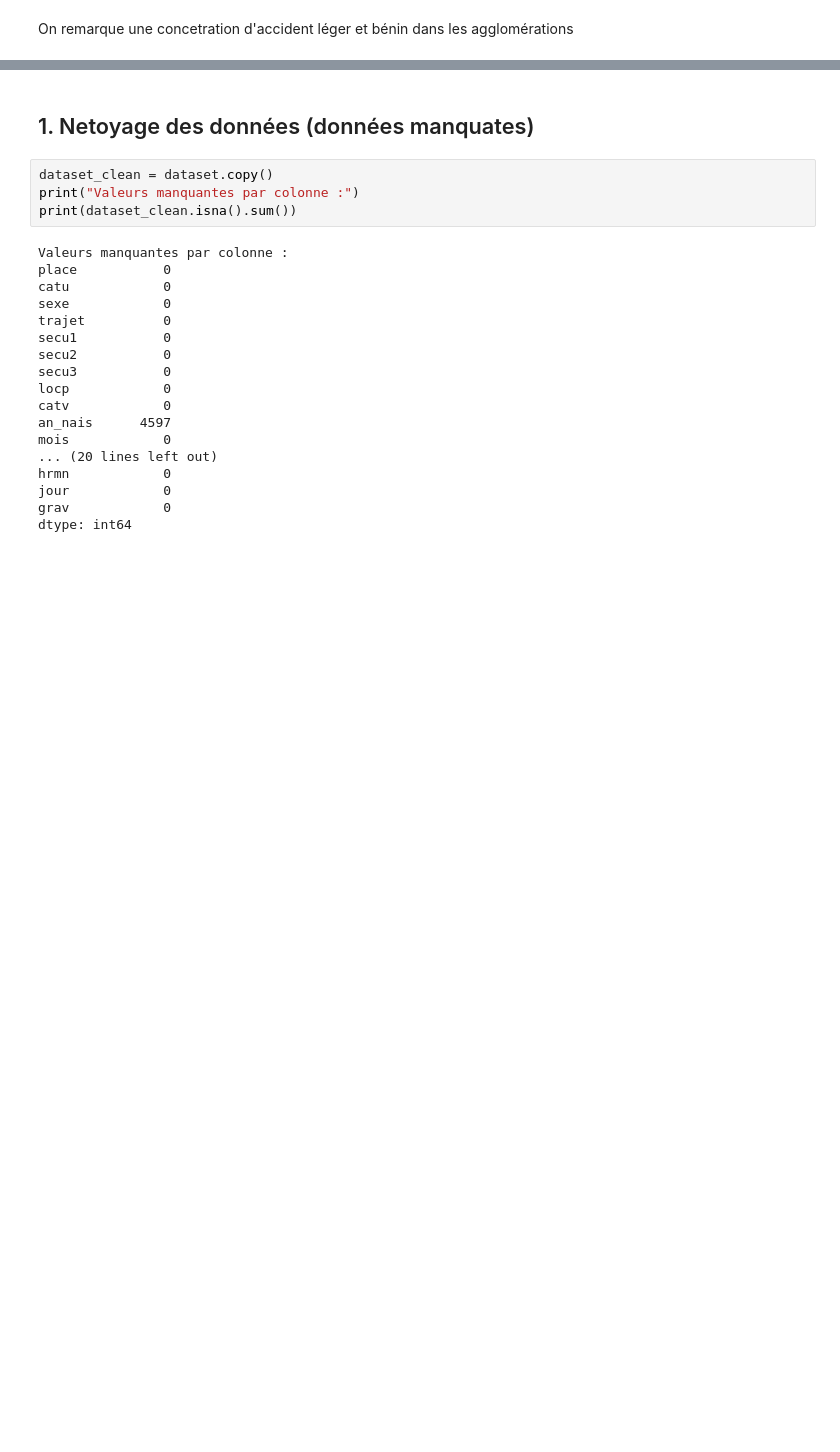
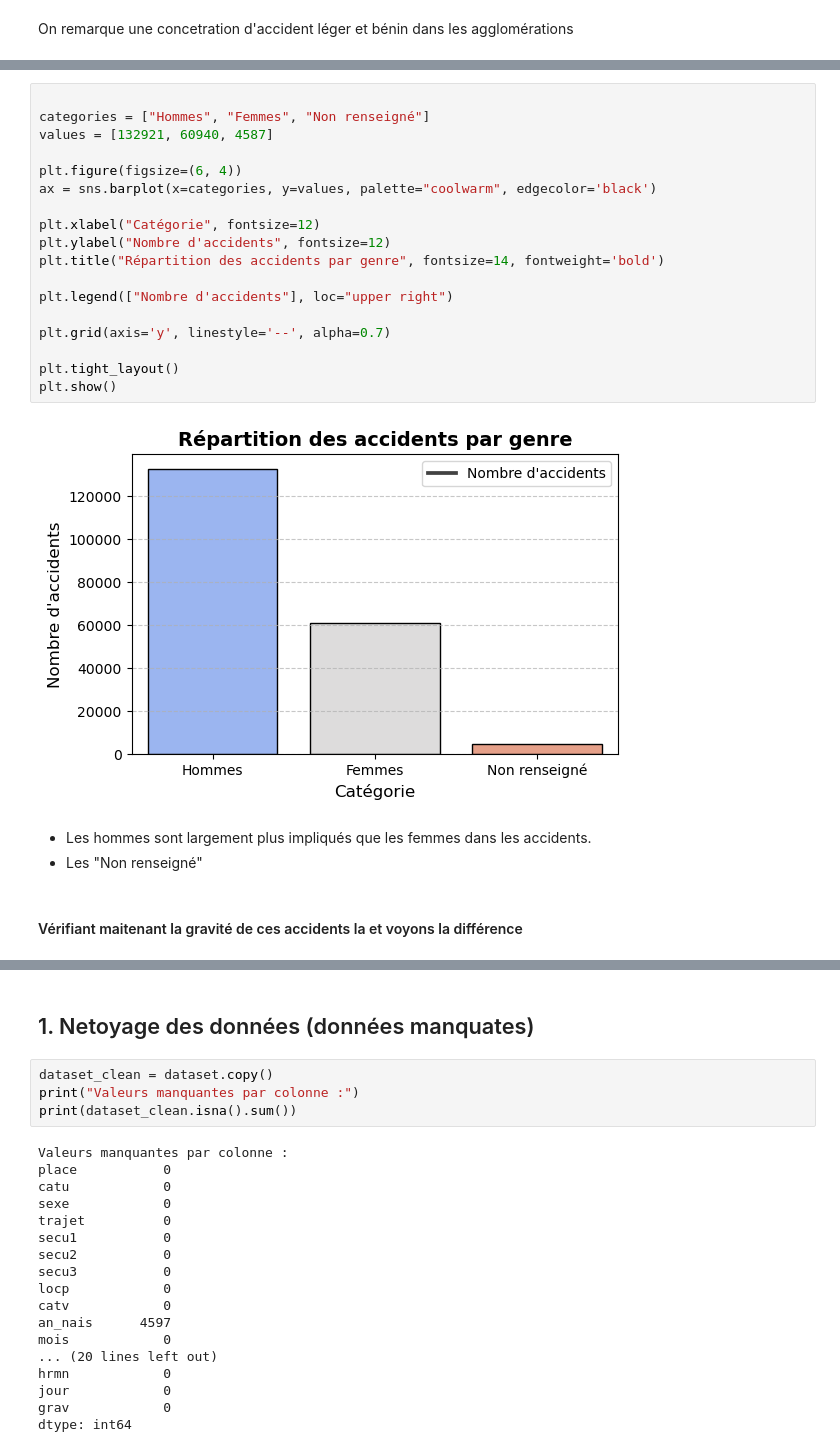
Before and after one commit to Thibo0/projet_ml_m1, a Jupyter notebook: projet.ipynb, the cells around one changed output, grey strips where cells are left out. Cells and saved outputs as stored; diff of their text form; blank space fills up the shorter version.

```diff
--- a/projet.ipynb
+++ b/projet.ipynb
@@ -339,0 +210,25 @@ On remarque une concetration d'accident léger et bénin dans les agglomération
+# %%
+
+categories = ["Hommes", "Femmes", "Non renseigné"]
+values = [132921, 60940, 4587]
+
+plt.figure(figsize=(6, 4))
+ax = sns.barplot(x=categories, y=values, palette="coolwarm", edgecolor='black')
+
+plt.xlabel("Catégorie", fontsize=12)
+plt.ylabel("Nombre d'accidents", fontsize=12)
+plt.title("Répartition des accidents par genre", fontsize=14, fontweight='bold')
+
+plt.legend(["Nombre d'accidents"], loc="upper right")
+
+plt.grid(axis='y', linestyle='--', alpha=0.7)
+
+plt.tight_layout()
+plt.show()
+# %% [output]
+[figure, added]
+# %% [markdown]
+* Les hommes sont largement plus impliqués que les femmes dans les accidents.
+* Les "Non renseigné"
+# %% [markdown]
+#### Vérifiant maitenant la gravité de ces accidents la et voyons la différence
```
Also changed, not shown: parts of 23 cells of this notebook.
